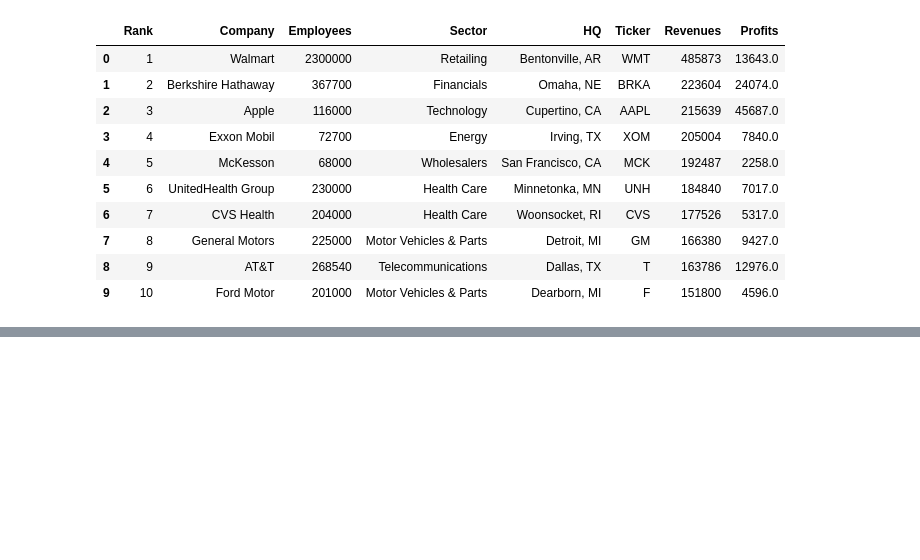
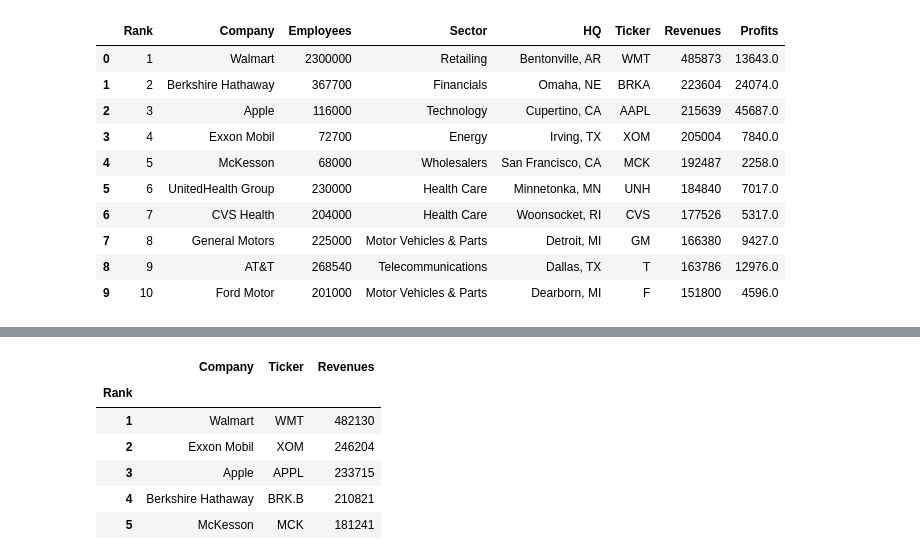
Before and after one commit to chinosamg/ETL-Project, a Jupyter notebook: ETL_Code-Fortune500.ipynb, the cells around one changed output, grey strips where cells are left out. Cells and saved outputs as stored; diff of their text form; code cells hidden in the pictures; blank space fills up the shorter version.

```diff
--- a/ETL_Code-Fortune500.ipynb
+++ b/ETL_Code-Fortune500.ipynb
@@ -69,3 +112,19 @@ Fortune500_transformed.head()
+# %%
+Fortune500_2016_cols = ["Rank", "Company", "Ticker", "Revenues"]
+Fortune500_2016_transformed= Fortune500_2016[Fortune500_2016_cols].copy()
+
+Fortune500_2016_transformed.drop_duplicates({"Rank", "Company"}, inplace=True)
+Fortune500_2016_transformed.set_index("Rank", inplace=True)
+
+Fortune500_2016_transformed.head()
+# %% [output]
+|  | Company | Ticker | Revenues |
+| Rank |  |  |  |
+| 1 | Walmart | WMT | 482130 |
+| 2 | Exxon Mobil | XOM | 246204 |
+| 3 | Apple | APPL | 233715 |
+| 4 | Berkshire Hathaway | BRK.B | 210821 |
+| 5 | McKesson | MCK | 181241 |
 # %%
 connection_string = "root:@localhost/ETL_Project_Fortune500"
 engine = create_engine(f'mysql://{connection_string}')
```
Also changed, not shown: parts of 10 cells of this notebook, 16 other files.
